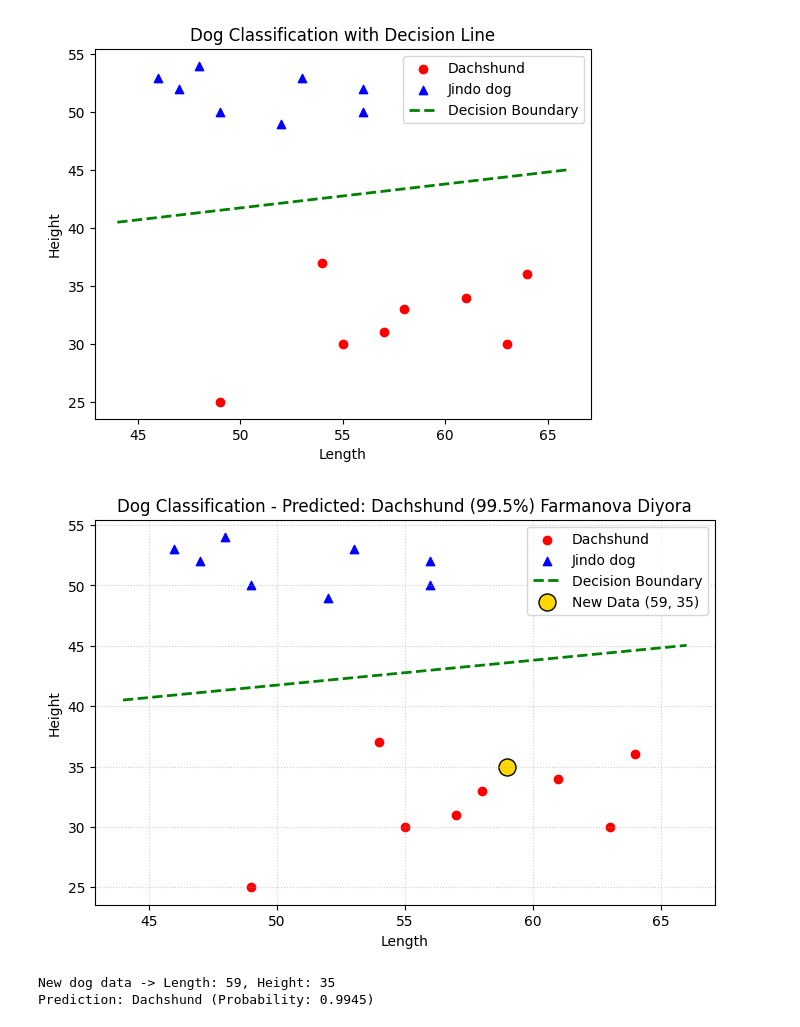
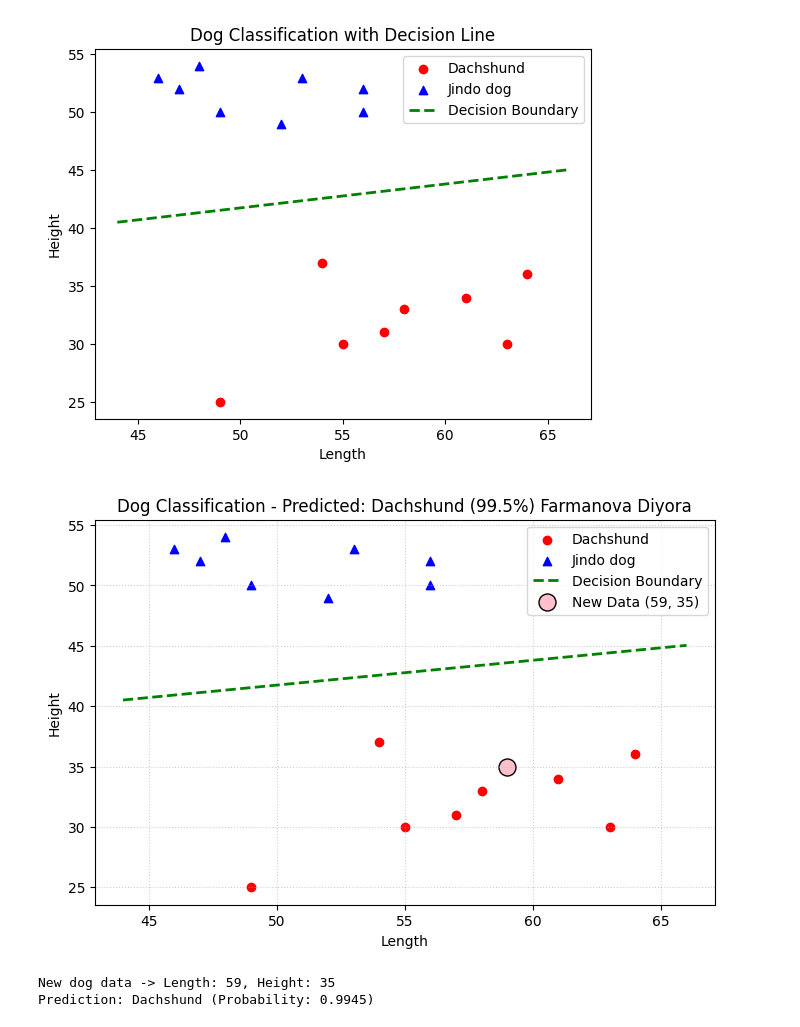
Before and after one commit to Bydoraa/AI_Electronic-Diyora, a Jupyter notebook: Untitled2.ipynb, the cells around one changed output. Saved outputs shown, nothing was run; the diff lists cells and outputs as text; code cells hidden in the pictures.

```diff
--- a/Untitled2.ipynb
+++ b/Untitled2.ipynb
@@ -161,34 +161,34 @@ import matplotlib.pyplot as plt
 
 # 1. Replot existing data
 plt.figure(figsize=(8, 5))
 plt.scatter(dach_length, dach_height, c='r', label='Dachshund')
 plt.scatter(jin_length, jin_height, c='b', marker='^', label='Jindo dog')
 
 # 2. Replot decision boundary
 x_values = np.linspace(min(X[:,0])-2, max(X[:,0])+2, 200)
 y_values = -(w1 * x_values + b) / w2
 plt.plot(x_values, y_values, 'g--', linewidth=2, label='Decision Boundary')
 
 # 3. Plot the new data point
-plt.scatter(newdata_length, newdata_height, c='gold', s=150, marker='o', edgecolors='black', label='New Data (59, 35)')
+plt.scatter(newdata_length, newdata_height, c='pink', s=150, marker='o', edgecolors='black', label='New Data (59, 35)')
 
 # 4. Predict class and probability for the new data point
 new_point = np.array([[newdata_length[0], newdata_height[0]]])
 prediction = model.predict(new_point)[0]
 pred_prob = model.predict_proba(new_point)[0]
 predicted_breed = "Jindo dog" if prediction == 1 else "Dachshund"
 
 plt.xlabel('Length')
 plt.ylabel('Height')
 plt.title(f"Dog Classification - Predicted: {predicted_breed} ({pred_prob[prediction]*100:.1f}%) Farmanova Diyora")
 plt.legend(loc='upper right')
 plt.grid(True, linestyle=':', alpha=0.6)
 
 plt.show()
 
 print(f"New dog data -> Length: {newdata_length[0]}, Height: {newdata_height[0]}")
 print(f"Prediction: {predicted_breed} (Probability: {pred_prob[prediction]:.4f})")
 # %% [output]
-[figure, old version]
+[figure, new version]
 New dog data -> Length: 59, Height: 35
 Prediction: Dachshund (Probability: 0.9945)
```
